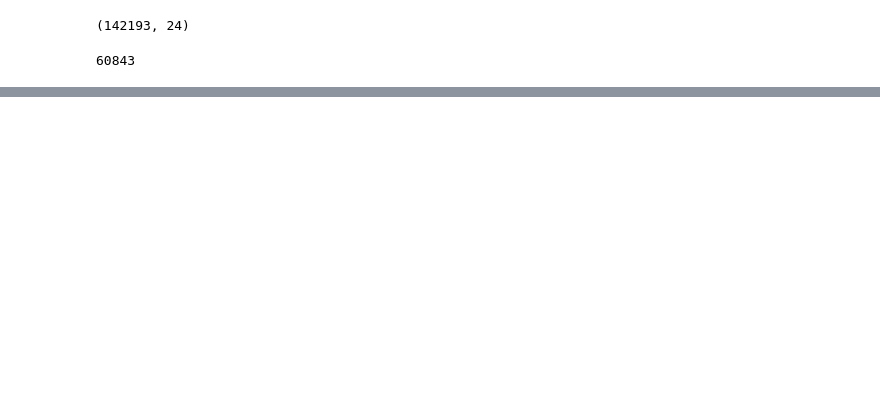
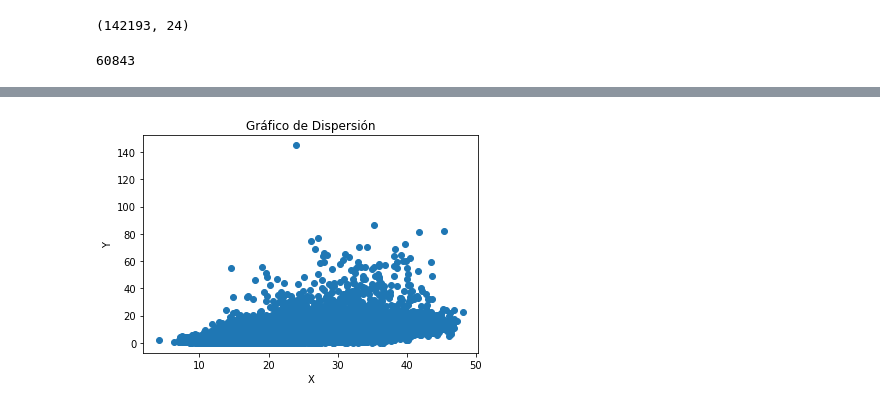
Before and after one commit to nicolasignacio97/Mineria-Duoc, a Jupyter notebook: EV_EDA_Barrios_Javier_Acuña_Joaquin_Rojas_Nicolas.ipynb, the cells around one changed output, grey strips where cells are left out. Cells and saved outputs as stored; diff of their text form; code cells hidden in the pictures; blank space fills up the shorter version.

```diff
--- a/EV_EDA_Barrios_Javier_Acuña_Joaquin_Rojas_Nicolas.ipynb
+++ b/EV_EDA_Barrios_Javier_Acuña_Joaquin_Rojas_Nicolas.ipynb
@@ -40,0 +102,8 @@ pd.isnull(df['Evaporation']).values.ravel().sum()
+# %%
+plt.scatter(df['MaxTemp'], df['Evaporation'])
+plt.title('Gráfico de Dispersión')
+plt.xlabel('X')
+plt.ylabel('Y')
+plt.show()
+# %% [output]
+[figure, added]
```
Also changed, not shown: parts of 10 cells of this notebook.
